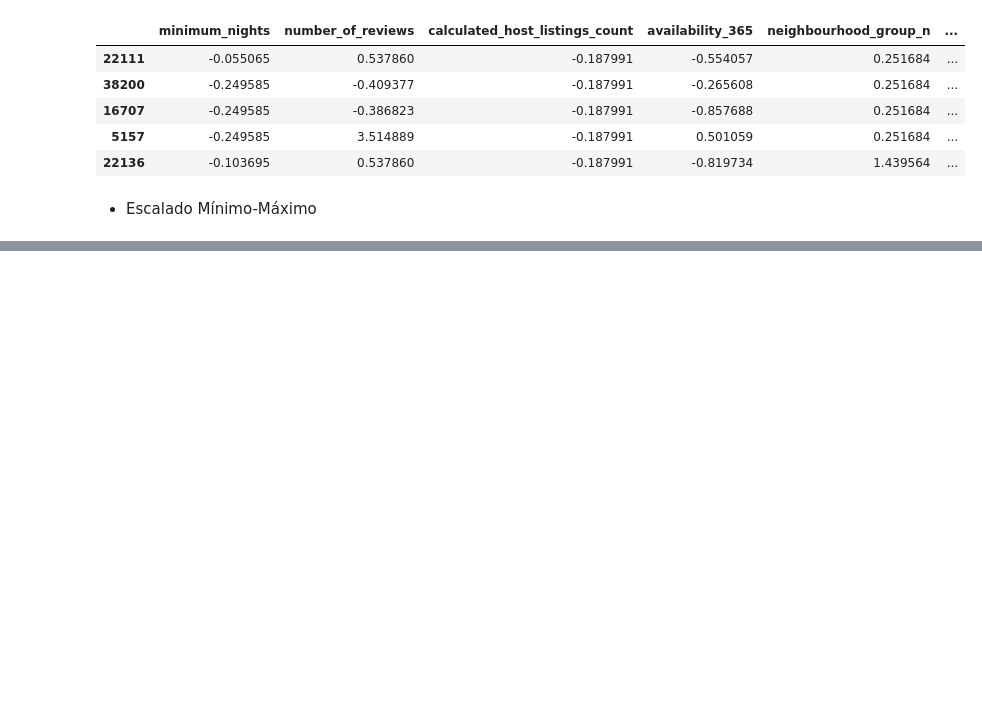
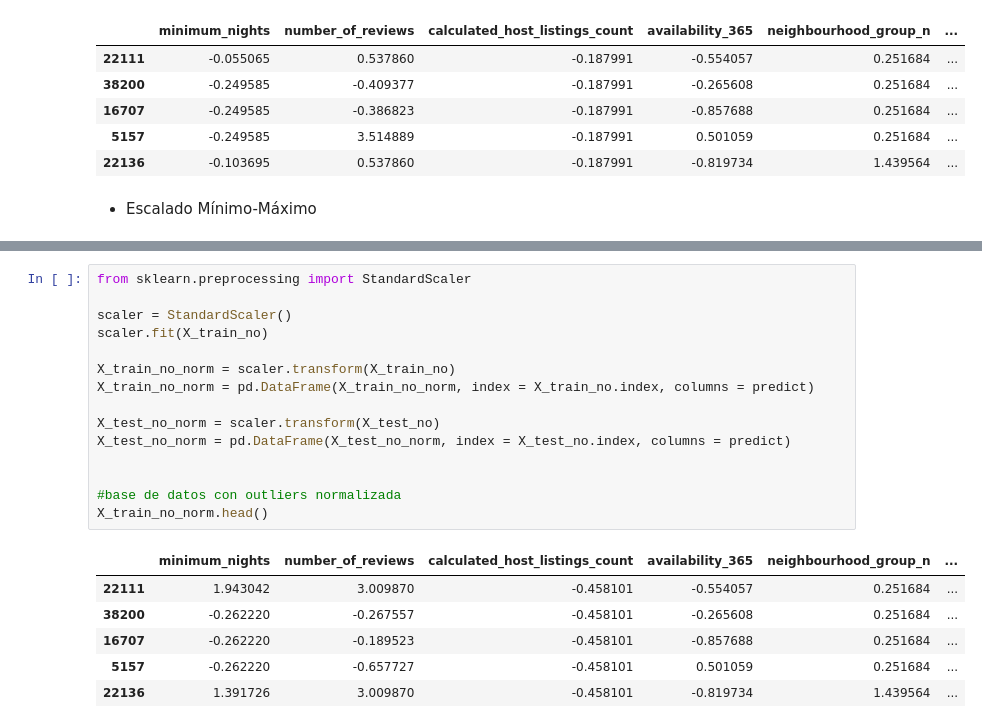
Before and after one commit to 4GeeksAcademy/EDA-exercises, a Jupyter notebook: src/explore.ipynb, the cells around one changed output, grey strips where cells are left out. Drawn from its saved outputs; the diff is of its cells as text; blank space fills up the shorter version.

```diff
--- a/src/explore.ipynb
+++ b/src/explore.ipynb
@@ -619,0 +648,22 @@ X_train_scal.head()
+# %%
+from sklearn.preprocessing import StandardScaler
+
+scaler = StandardScaler()
+scaler.fit(X_train_no)
+
+X_train_no_norm = scaler.transform(X_train_no)
+X_train_no_norm = pd.DataFrame(X_train_no_norm, index = X_train_no.index, columns = predict)
+
+X_test_no_norm = scaler.transform(X_test_no)
+X_test_no_norm = pd.DataFrame(X_test_no_norm, index = X_test_no.index, columns = predict)
+
+
+#base de datos con outliers normalizada
+X_train_no_norm.head()
+# %% [output]
+|  | minimum_nights | number_of_reviews | calculated_host_listings_count | availability_365 | neighbourhood_group_n | ... |
+| 22111 | 1.943042 | 3.009870 | -0.458101 | -0.554057 | 0.251684 | ... |
+| 38200 | -0.262220 | -0.267557 | -0.458101 | -0.265608 | 0.251684 | ... |
+| 16707 | -0.262220 | -0.189523 | -0.458101 | -0.857688 | 0.251684 | ... |
+| 5157 | -0.262220 | -0.657727 | -0.458101 | 0.501059 | 0.251684 | ... |
+| 22136 | 1.391726 | 3.009870 | -0.458101 | -0.819734 | 1.439564 | ... |
```
Also changed, not shown: parts of 10 cells of this notebook, 11 other files.
